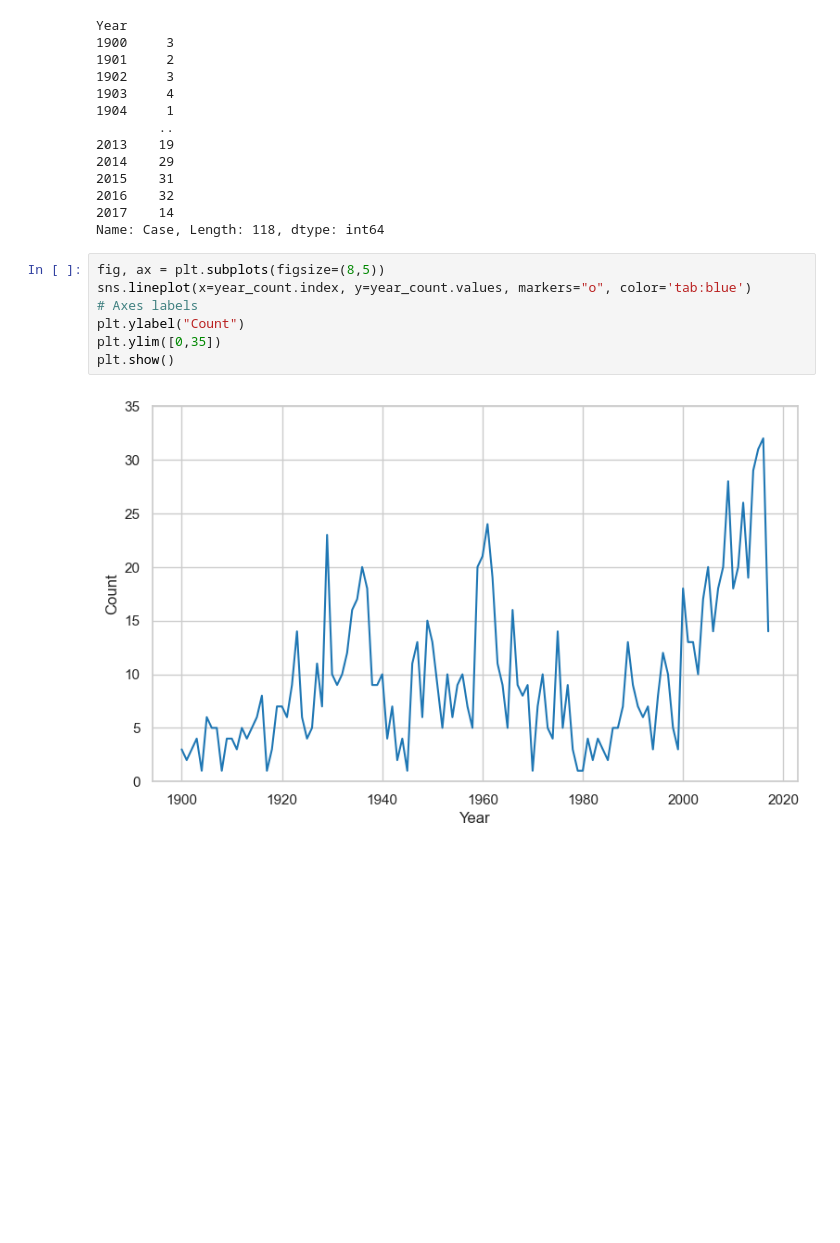
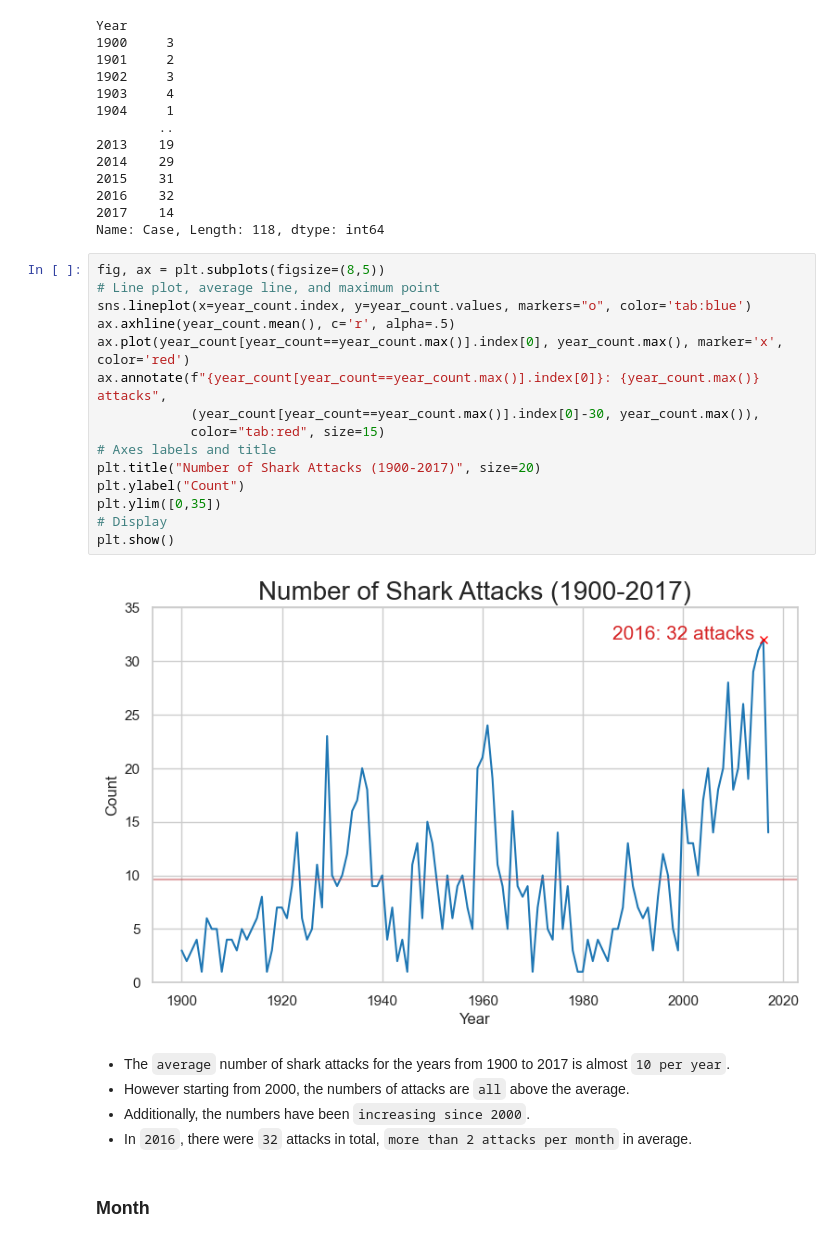
Before and after one commit to moscmh/shark, a Jupyter notebook: shark.ipynb, the cells around one changed output. Drawn from its saved outputs; the diff is of its cells as text; blank space fills up the shorter version.

Commit message:
Month next.

```diff
--- a/shark.ipynb
+++ b/shark.ipynb
@@ -275,10 +275,25 @@ Year
 Name: Case, Length: 118, dtype: int64
 # %%
 fig, ax = plt.subplots(figsize=(8,5))
+# Line plot, average line, and maximum point
 sns.lineplot(x=year_count.index, y=year_count.values, markers="o", color='tab:blue')
-# Axes labels
+ax.axhline(year_count.mean(), c='r', alpha=.5)
+ax.plot(year_count[year_count==year_count.max()].index[0], year_count.max(), marker='x', color='red')
+ax.annotate(f"{year_count[year_count==year_count.max()].index[0]}: {year_count.max()} attacks",
+            (year_count[year_count==year_count.max()].index[0]-30, year_count.max()),
+            color="tab:red", size=15)
+# Axes labels and title
+plt.title("Number of Shark Attacks (1900-2017)", size=20)
 plt.ylabel("Count")
 plt.ylim([0,35])
+# Display
 plt.show()
 # %% [output]
-[figure, old version]
+[figure, new version]
+# %% [markdown]
+* The `average` number of shark attacks for the years from 1900 to 2017 is almost `10 per year`.
+* However starting from 2000, the numbers of attacks are `all` above the average.
+* Additionally, the numbers have been `increasing since 2000`.
+* In `2016`, there were `32` attacks in total, `more than 2 attacks per month` in average.
+# %% [markdown]
+### Month
```
Also changed, not shown: parts of 1 cell of this notebook.
